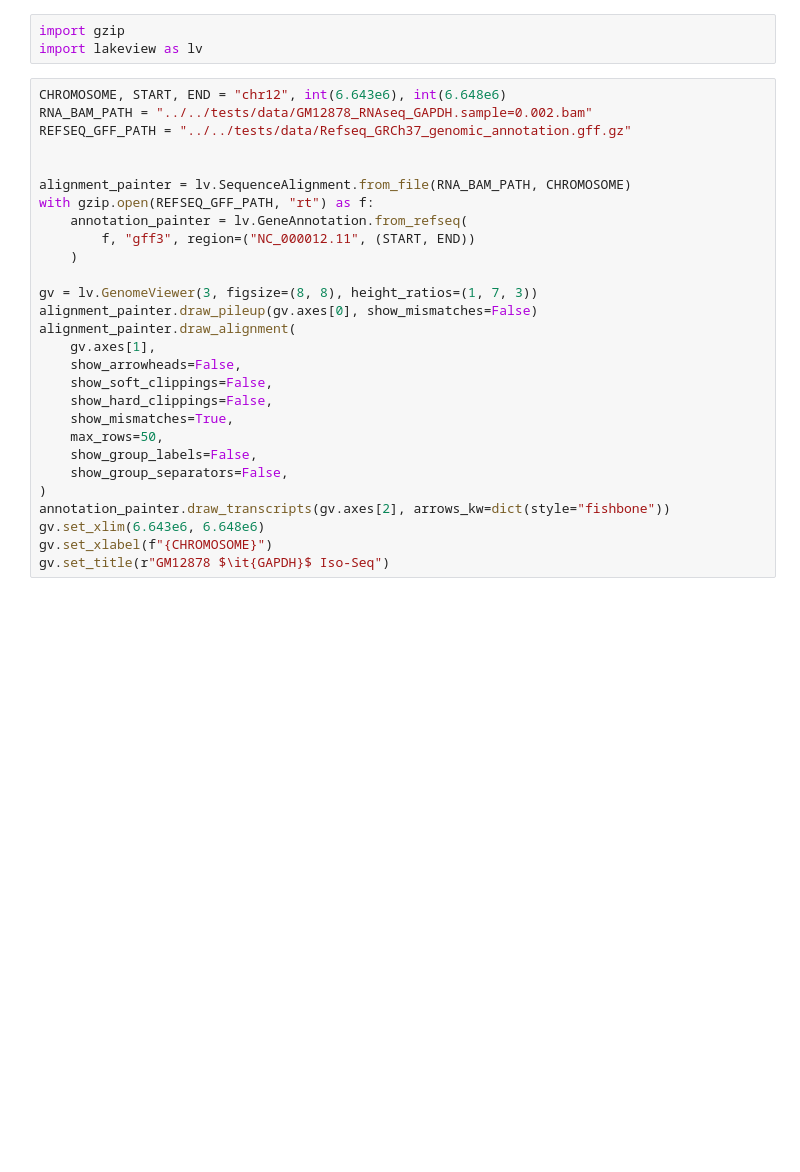
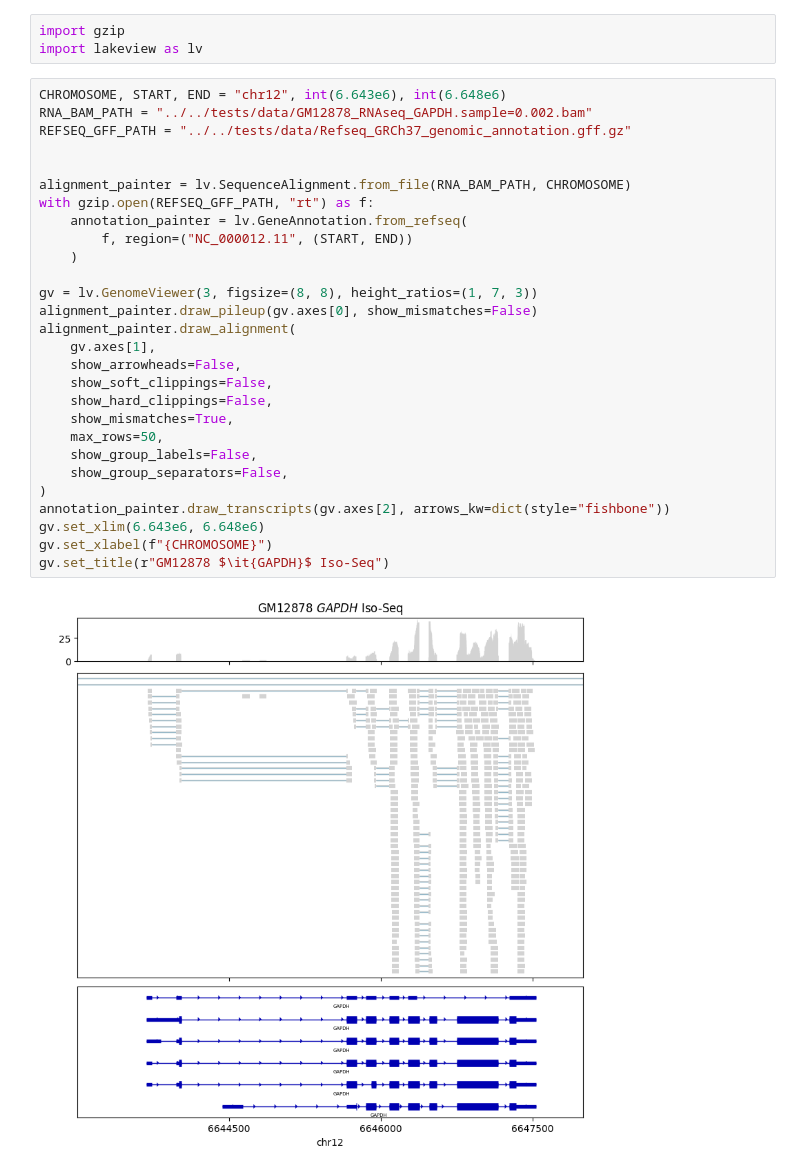
Before and after one commit to jzhang-dev/lakeview, a Jupyter notebook: docs/gallery/GAPDH.ipynb, the cells around one changed output. Cells and saved outputs as stored; diff of their text form; blank space fills up the shorter version.

```diff
--- a/docs/gallery/GAPDH.ipynb
+++ b/docs/gallery/GAPDH.ipynb
@@ -12,31 +12,33 @@ import lakeview as lv
 # %%
 CHROMOSOME, START, END = "chr12", int(6.643e6), int(6.648e6)
 RNA_BAM_PATH = "../../tests/data/GM12878_RNAseq_GAPDH.sample=0.002.bam"
 REFSEQ_GFF_PATH = "../../tests/data/Refseq_GRCh37_genomic_annotation.gff.gz"
 
 
 alignment_painter = lv.SequenceAlignment.from_file(RNA_BAM_PATH, CHROMOSOME)
 with gzip.open(REFSEQ_GFF_PATH, "rt") as f:
     annotation_painter = lv.GeneAnnotation.from_refseq(
-        f, "gff3", region=("NC_000012.11", (START, END))
+        f, region=("NC_000012.11", (START, END))
     )
 
 gv = lv.GenomeViewer(3, figsize=(8, 8), height_ratios=(1, 7, 3))
 alignment_painter.draw_pileup(gv.axes[0], show_mismatches=False)
 alignment_painter.draw_alignment(
     gv.axes[1],
     show_arrowheads=False,
     show_soft_clippings=False,
     show_hard_clippings=False,
     show_mismatches=True,
     max_rows=50,
     show_group_labels=False,
     show_group_separators=False,
 )
 annotation_painter.draw_transcripts(gv.axes[2], arrows_kw=dict(style="fishbone"))
 gv.set_xlim(6.643e6, 6.648e6)
 gv.set_xlabel(f"{CHROMOSOME}")
 gv.set_title(r"GM12878 $\it{GAPDH}$ Iso-Seq")
+# %% [output]
+[figure, added]
 # %%
 gv.figure
 # %% [output]
```
Also changed, not shown: parts of 1 cell of this notebook, 2 other files.
